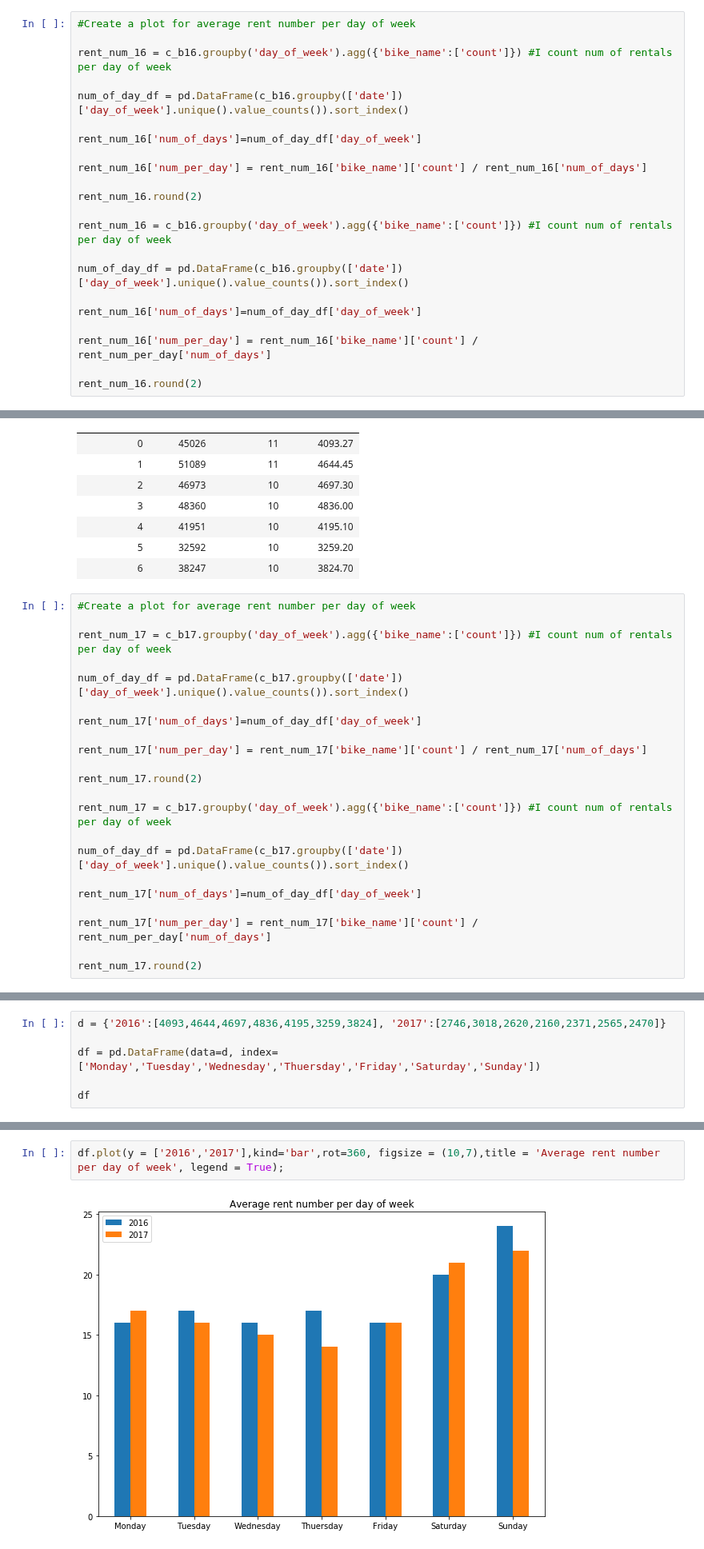
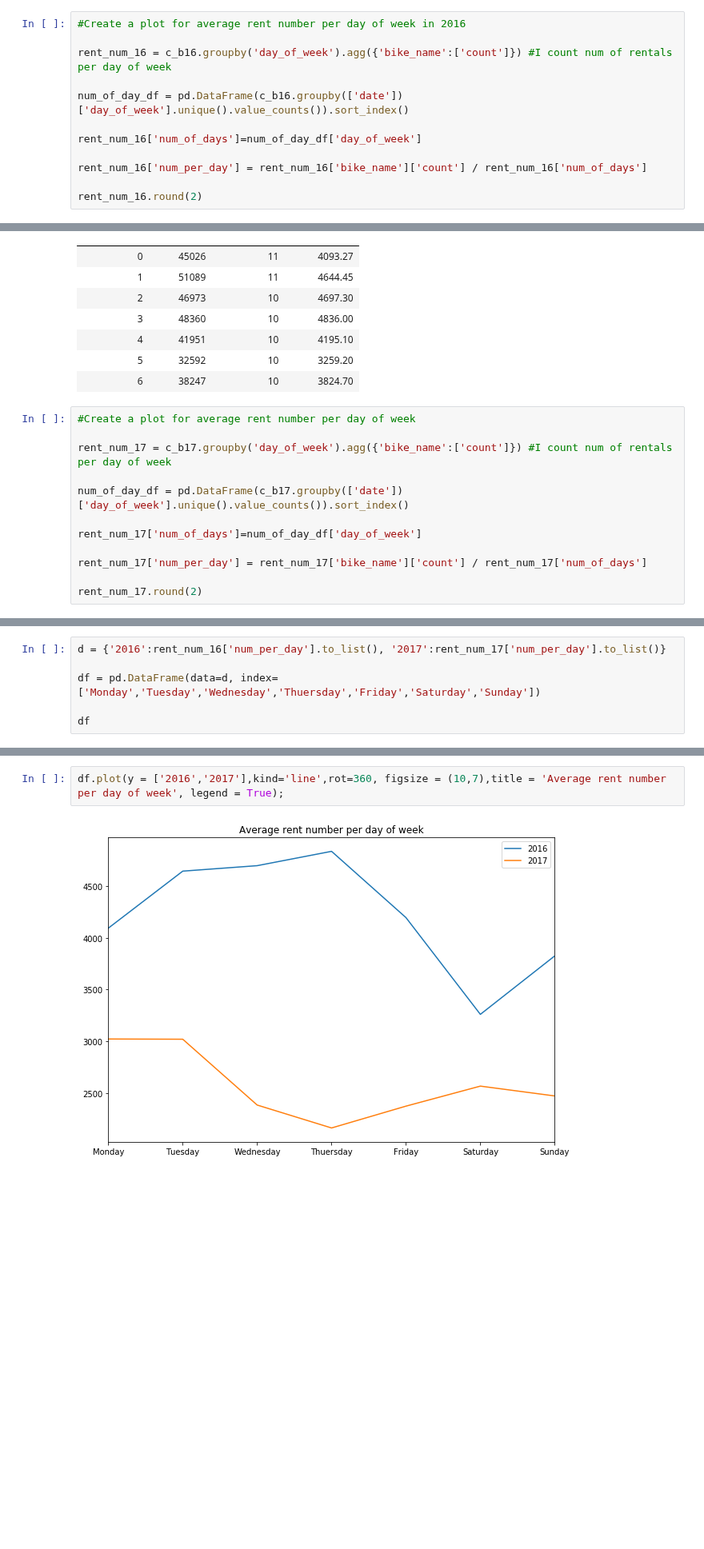
Before and after one commit to KGorczyca/City_bike_Lublin, a Jupyter notebook: PROJECT PART 4 (COMPARISON AND COCLUSIONS).ipynb, the cells around one changed output, grey strips where cells are left out. Shown at 80% size. Cells and saved outputs as stored; diff of their text form; blank space fills up the shorter version.

```diff
--- a/PROJECT PART 4 (COMPARISON AND COCLUSIONS).ipynb
+++ b/PROJECT PART 4 (COMPARISON AND COCLUSIONS).ipynb
@@ -227,7 +224,7 @@ df.plot(y = ['2016','2017'],kind='bar',rot=360, title = 'Average rent number per
 # %% [output]
 [figure]
 # %%
-#Create a plot for average rent number per day of week
+#Create a plot for average rent number per day of week in 2016
 
 rent_num_16 = c_b16.groupby('day_of_week').agg({'bike_name':['count']}) #I count num of rentals per day of week
 
@@ -238,16 +235,6 @@ rent_num_16['num_of_days']=num_of_day_df['day_of_week']
 rent_num_16['num_per_day'] = rent_num_16['bike_name']['count'] / rent_num_16['num_of_days']
 
 rent_num_16.round(2)
-
-rent_num_16 = c_b16.groupby('day_of_week').agg({'bike_name':['count']}) #I count num of rentals per day of week
-
-num_of_day_df = pd.DataFrame(c_b16.groupby(['date'])['day_of_week'].unique().value_counts()).sort_index()
-
-rent_num_16['num_of_days']=num_of_day_df['day_of_week']
-
-rent_num_16['num_per_day'] = rent_num_16['bike_name']['count'] / rent_num_per_day['num_of_days']
-
-rent_num_16.round(2)
 # %% [output]
 |  | bike_name | num_of_days | num_per_day |
 |  | count |  |  |
@@ -271,16 +258,6 @@ rent_num_17['num_of_days']=num_of_day_df['day_of_week']
 rent_num_17['num_per_day'] = rent_num_17['bike_name']['count'] / rent_num_17['num_of_days']
 
 rent_num_17.round(2)
-
-rent_num_17 = c_b17.groupby('day_of_week').agg({'bike_name':['count']}) #I count num of rentals per day of week
-
-num_of_day_df = pd.DataFrame(c_b17.groupby(['date'])['day_of_week'].unique().value_counts()).sort_index()
-
-rent_num_17['num_of_days']=num_of_day_df['day_of_week']
-
-rent_num_17['num_per_day'] = rent_num_17['bike_name']['count'] / rent_num_per_day['num_of_days']
-
-rent_num_17.round(2)
 # %% [output]
 |  | bike_name | num_of_days | num_per_day |
 |  | count |  |  |
@@ -293,7 +270,7 @@ rent_num_17.round(2)
 | 5 | 25652 | 10 | 2565.20 |
 | 6 | 24701 | 10 | 2470.10 |
 # %%
-d = {'2016':[4093,4644,4697,4836,4195,3259,3824], '2017':[2746,3018,2620,2160,2371,2565,2470]}
+d = {'2016':rent_num_16['num_per_day'].to_list(), '2017':rent_num_17['num_per_day'].to_list()}
 
 df = pd.DataFrame(data=d, index=['Monday','Tuesday','Wednesday','Thuersday','Friday','Saturday','Sunday'])
 
@@ -310,7 +287,7 @@ df
 # %%
-df.plot(y = ['2016','2017'],kind='bar',rot=360, figsize = (10,7),title = 'Average rent number per day of week', legend = True);
+df.plot(y = ['2016','2017'],kind='line',rot=360, figsize = (10,7),title = 'Average rent number per day of week', legend = True);
 # %% [output]
-[figure, old version]
+[figure, new version]
 # %%
 #Create a plot for average time of rent per day of week
 
```
Also changed, not shown: parts of 19 cells of this notebook.
